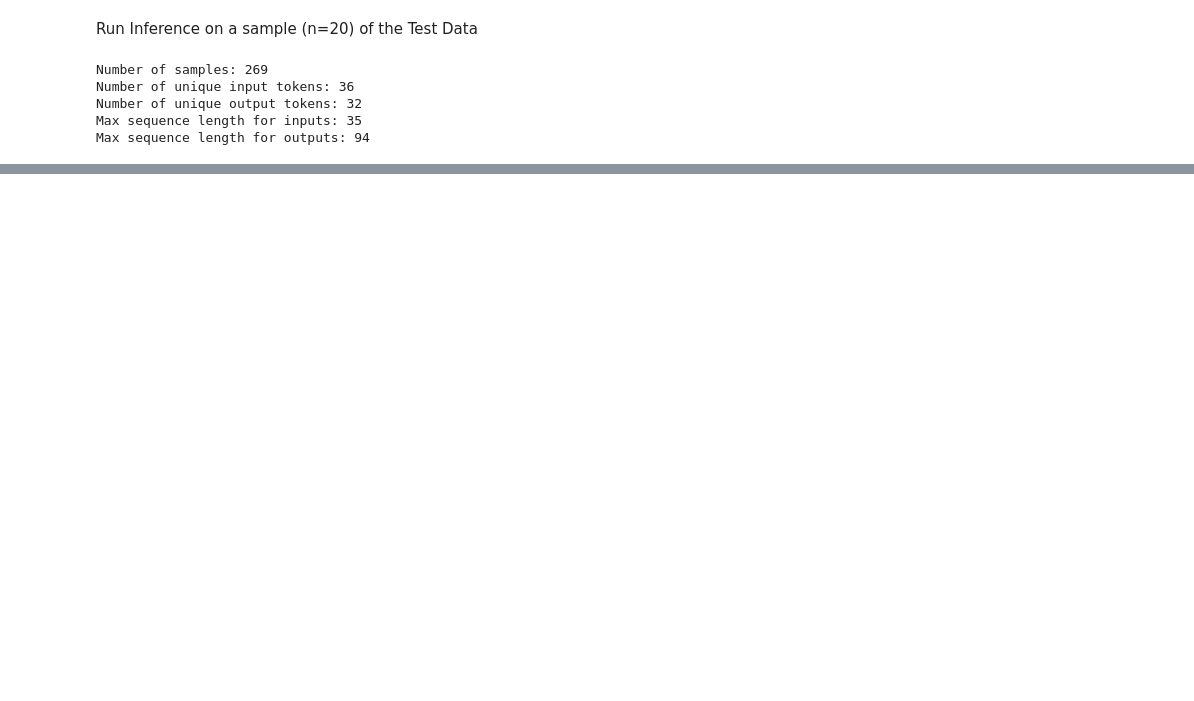
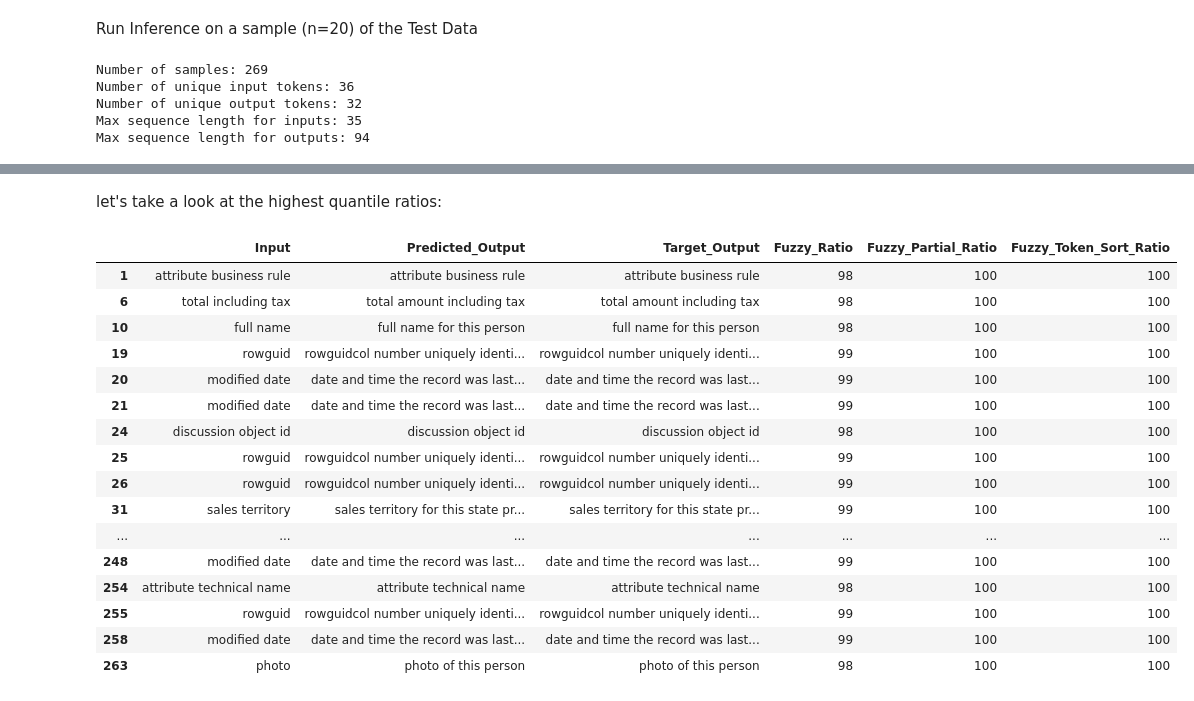
Before and after one commit to mmonch/Sidecar_Project, a Jupyter notebook: notebooks/Sidecar_Project_lstm_seq2seq_model_reduced_data.ipynb, the cells around one changed output, grey strips where cells are left out. Saved outputs shown, nothing was run; the diff lists cells and outputs as text; code cells hidden in the pictures; blank space fills up the shorter version.

```diff
--- a/notebooks/Sidecar_Project_lstm_seq2seq_model_reduced_data.ipynb
+++ b/notebooks/Sidecar_Project_lstm_seq2seq_model_reduced_data.ipynb
@@ -382,10 +404,16 @@ def decode_sequence(input_seq):
 # %%
-for seq_index in range(20):
+# list version
+results = []
+for seq_index in tqdm.tqdm(range(1074)):
     # Take one sequence (part of the training set)
     # for trying out decoding.
+    new_list = []
     input_seq = encoder_input_data[seq_index : seq_index + 1]
     decoded_sentence = decode_sequence(input_seq)
-    print("-")
-    print("Input sentence:", input_texts[seq_index])
-    print("Decoded sentence:", decoded_sentence)
-    print("True Target sentence:", target_texts[seq_index])
+    new_list.append(input_texts[seq_index])
+    new_list.append(decoded_sentence.replace("\n",""))
+    new_list.append(true_target_texts[seq_index])
+    new_list.append(fuzz.ratio(decoded_sentence, true_target_texts[seq_index]))
+    new_list.append(fuzz.partial_ratio(decoded_sentence, true_target_texts[seq_index]))
+    new_list.append(fuzz.token_sort_ratio(decoded_sentence, true_target_texts[seq_index]))
+    results.append(new_list)
@@ -511,0 +628,22 @@ True Target sentence:   rowguidcol number uniquely identifying the record used t
+# %% [markdown]
+let's take a look at the highest quantile ratios:
+# %%
+fuzzy_test_df[fuzzy_test_df.Fuzzy_Ratio > fuzzy_test_df.Fuzzy_Ratio.quantile(.75)]
+# %% [output]
+|  | Input | Predicted_Output | Target_Output | Fuzzy_Ratio | Fuzzy_Partial_Ratio | Fuzzy_Token_Sort_Ratio |
+| 1 | attribute business rule | attribute business rule | attribute business rule | 98 | 100 | 100 |
+| 6 | total including tax | total amount including tax | total amount including tax | 98 | 100 | 100 |
+| 10 | full name | full name for this person | full name for this person | 98 | 100 | 100 |
+| 19 | rowguid | rowguidcol number uniquely identi... | rowguidcol number uniquely identi... | 99 | 100 | 100 |
+| 20 | modified date | date and time the record was last... | date and time the record was last... | 99 | 100 | 100 |
+| 21 | modified date | date and time the record was last... | date and time the record was last... | 99 | 100 | 100 |
+| 24 | discussion object id | discussion object id | discussion object id | 98 | 100 | 100 |
+| 25 | rowguid | rowguidcol number uniquely identi... | rowguidcol number uniquely identi... | 99 | 100 | 100 |
+| 26 | rowguid | rowguidcol number uniquely identi... | rowguidcol number uniquely identi... | 99 | 100 | 100 |
+| 31 | sales territory | sales territory for this state pr... | sales territory for this state pr... | 99 | 100 | 100 |
+| ... | ... | ... | ... | ... | ... | ... |
+| 248 | modified date | date and time the record was last... | date and time the record was last... | 99 | 100 | 100 |
+| 254 | attribute technical name | attribute technical name | attribute technical name | 98 | 100 | 100 |
+| 255 | rowguid | rowguidcol number uniquely identi... | rowguidcol number uniquely identi... | 99 | 100 | 100 |
+| 258 | modified date | date and time the record was last... | date and time the record was last... | 99 | 100 | 100 |
+| 263 | photo | photo of this person | photo of this person | 98 | 100 | 100 |
```
Also changed, not shown: parts of 33 cells of this notebook.
